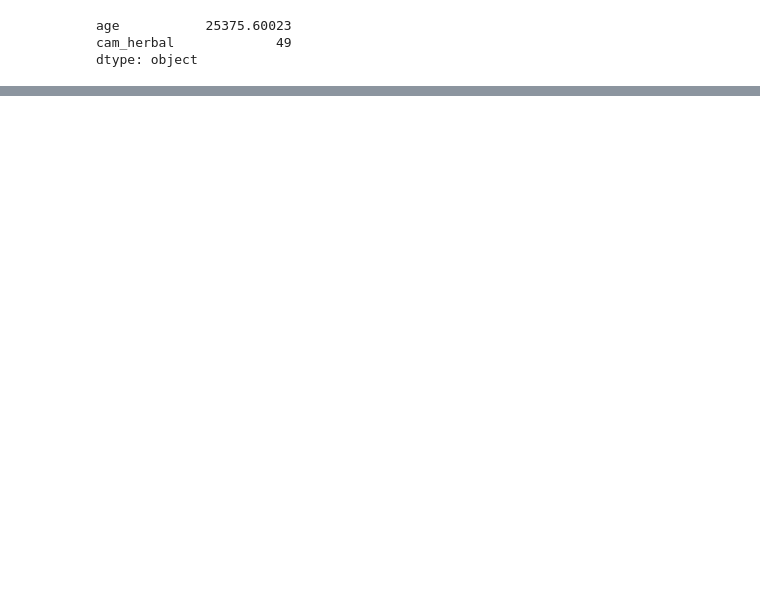
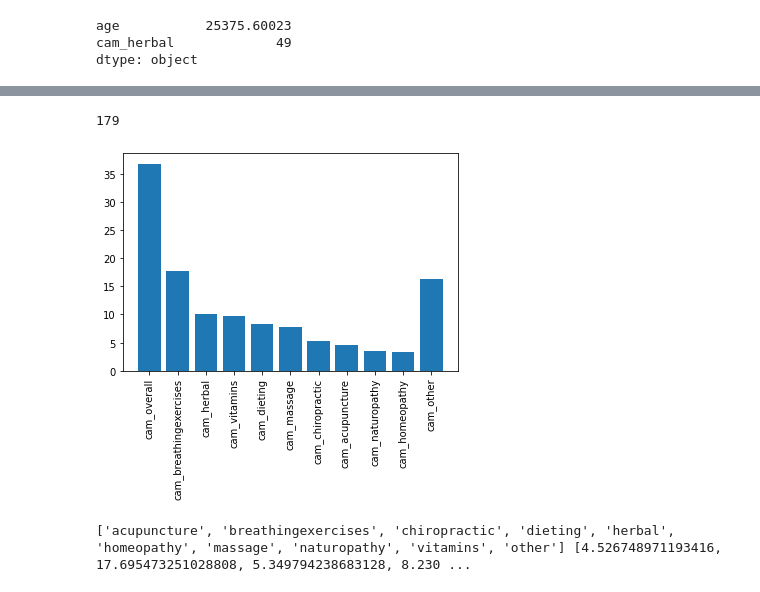
Before and after one commit to MarkJParry/PDA-Project, a Jupyter notebook: PDA-Project.ipynb, the cells around one changed output, grey strips where cells are left out. Drawn from its saved outputs; the diff is of its cells as text; code cells hidden in the pictures; blank space fills up the shorter version.

Commit message:
added plot of cam types and usage

```diff
--- a/PDA-Project.ipynb
+++ b/PDA-Project.ipynb
@@ -342,0 +356,9 @@ dtype: object
+# %%
+cam_subset = []
+for item in df.columns:
+    if item[0:3]=="cam":
+        if item != "cam_types":
+            cam_subset.append(item)
+
+cam_sum = df[cam_subset].sum()
+print(cam_sum)
@@ -342,0 +378,44 @@ dtype: object
+# %%
+count_yes = cam_sum['cam_use'].count("Yes")
+print(count_yes)
+# %% [output]
+179
+# %%
+plot_cam1 = cam_sum.drop(['cam_use'])
+# %%
+cam_overall = pd.Series(count_yes)
+cam_overall.index=['cam_overall']
+plot_cam = plot_cam1.append([cam_overall])
+
+plot_cam.sort_values(ascending=False,inplace=True)
+#print(plot_cam.index)
+move = pd.Series(plot_cam['cam_other'])
+move.index=['cam_other']
+plot_cam.drop(['cam_other'],inplace=True)
+final_plot_cam = (plot_cam.append([move])/486)*100
+# %%
+plt.xticks(rotation=90)
+plt.bar(final_plot_cam.index,final_plot_cam.values)
+plt.show()
+# %% [output]
+[figure, added]
+# %%
+cam_data_x =[]
+cam_data_y = []
+for item in cam_sum.index:
+    if item[0:3]=="cam":
+        if item != "cam_types":
+            #print (item[4:])
+            if item != "cam_use":
+                cam_data_x.append(item[4:])
+                cam_data_y.append((cam_sum[item]/486)*100)
+            else:
+                count_yes = cam_sum['cam_use'].count("Yes")
+                cam_data_x.append(item[4:])
+                cam_data_y.append((count_yes/486)*100)
+
+
+
+print(cam_data_x[:-1],cam_data_y[:-1])
+# %% [output]
+['acupuncture', 'breathingexercises', 'chiropractic', 'dieting', 'herbal', 'homeopathy', 'massage', 'naturopathy', 'vitamins', 'other'] [4.526748971193416, 17.695473251028808, 5.349794238683128, 8.230 ...
```
Also changed, not shown: parts of 11 cells of this notebook.
